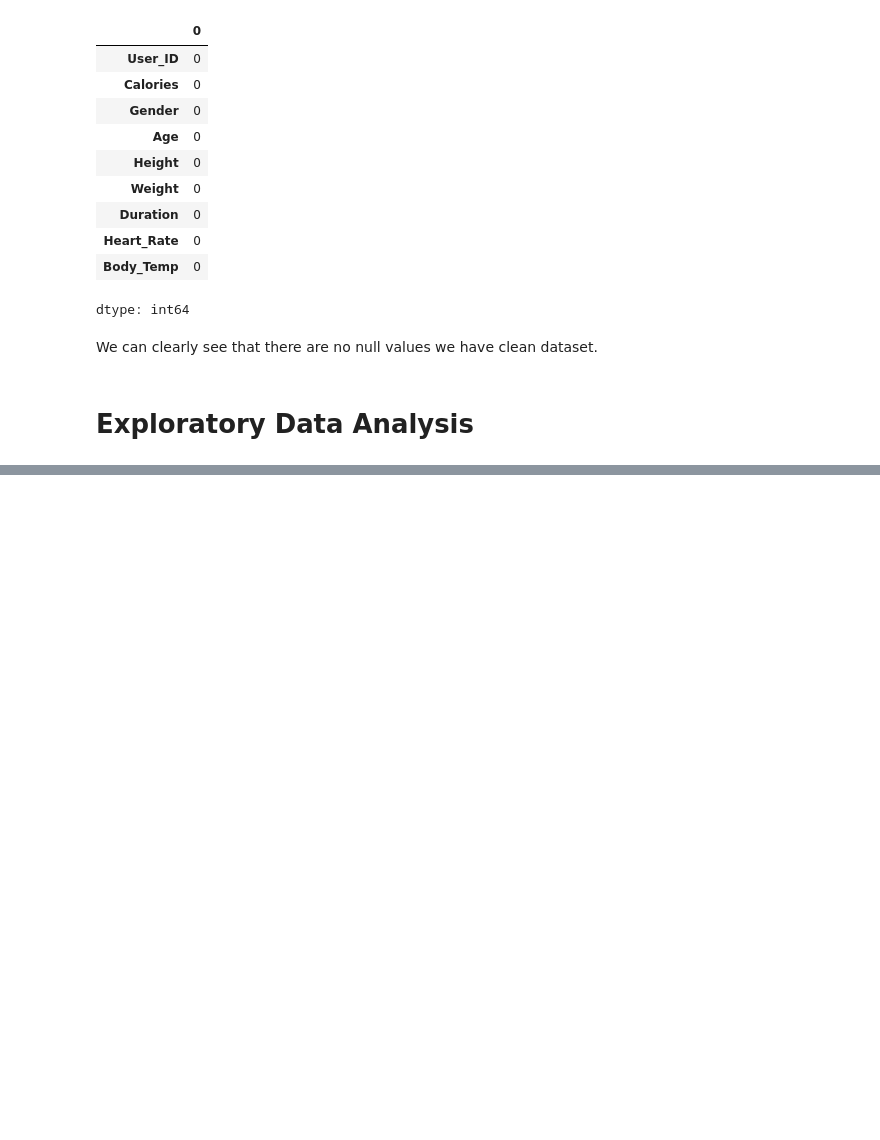
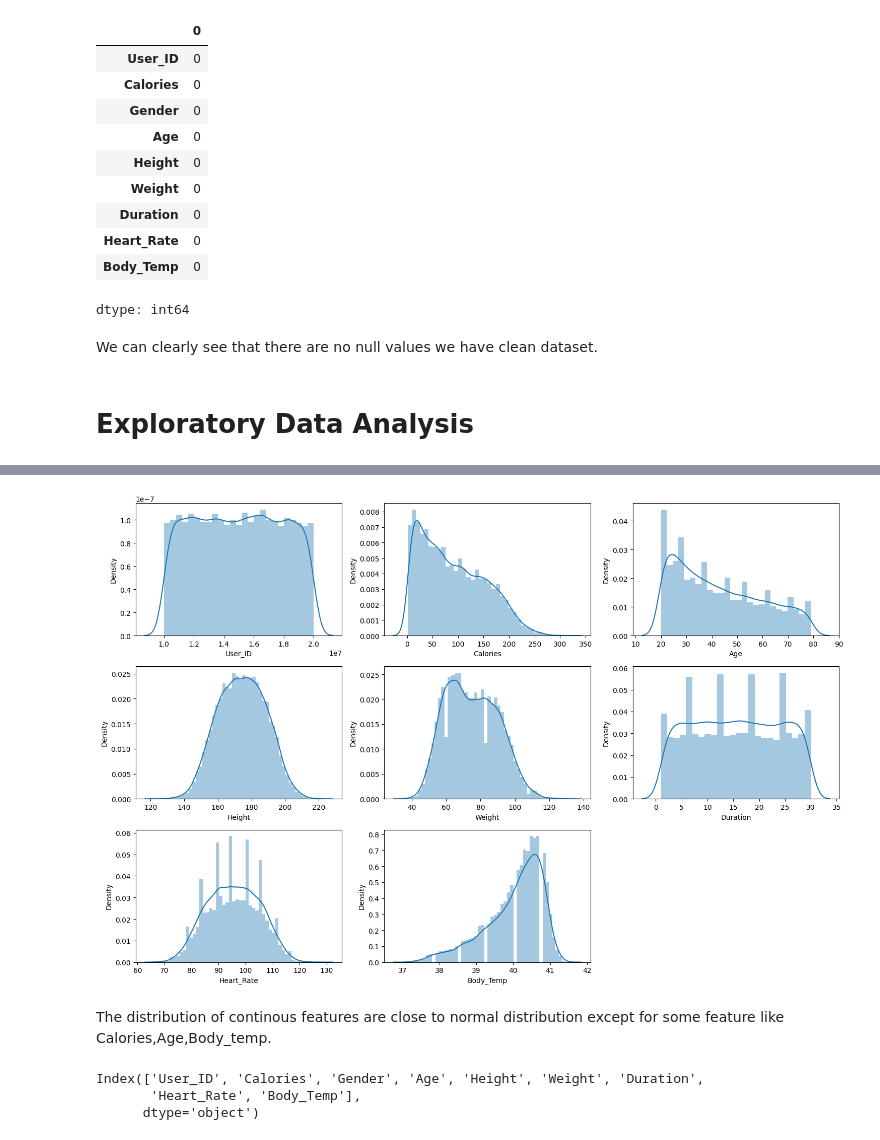
Before and after one commit to AshuuMishra/Calorie_Burnt_Prediction, a Jupyter notebook: Calories_Burnt_prediction.ipynb, the cells around one changed output, grey strips where cells are left out. Saved outputs shown, nothing was run; the diff lists cells and outputs as text; code cells hidden in the pictures; blank space fills up the shorter version.

```diff
--- a/Calories_Burnt_prediction.ipynb
+++ b/Calories_Burnt_prediction.ipynb
@@ -123,0 +152,19 @@ sns.scatterplot()
+# %%
+features=df.select_dtypes(include='number').columns.to_list()
+# features
+plt.figure(figsize=(15,10))
+for i,col in enumerate(features):
+  plt.subplot(3,3,i+1)
+  sns.distplot(df[col])
+plt.tight_layout()
+plt.show()
+# %% [output]
+[figure, added]
+# %% [markdown]
+The distribution of continous features are close to normal distribution except for some feature like Calories,Age,Body_temp.
+# %%
+df.columns
+# %% [output]
+Index(['User_ID', 'Calories', 'Gender', 'Age', 'Height', 'Weight', 'Duration',
+       'Heart_Rate', 'Body_Temp'],
+      dtype='object')
```
Also changed, not shown: parts of 8 cells of this notebook.
